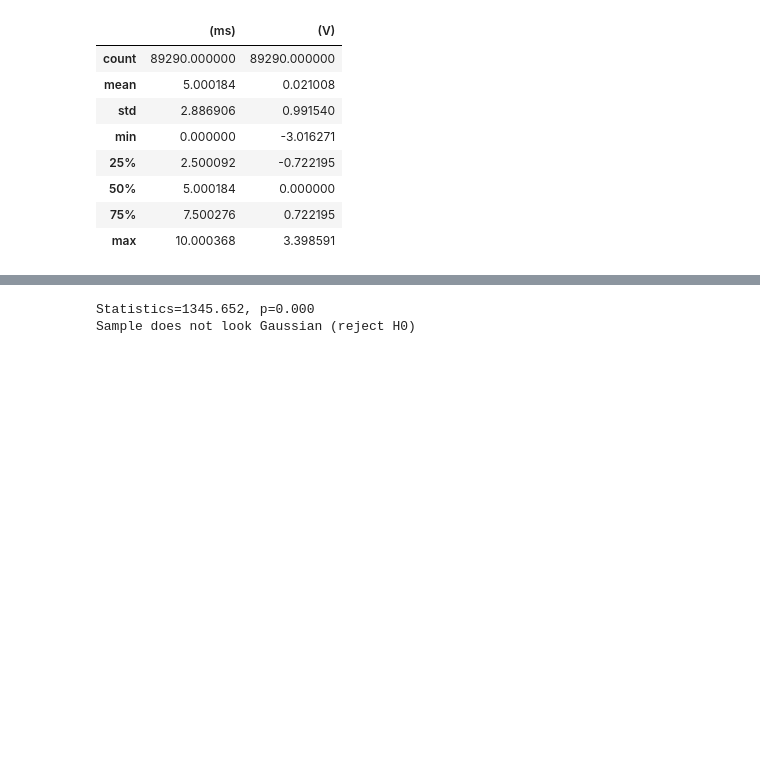
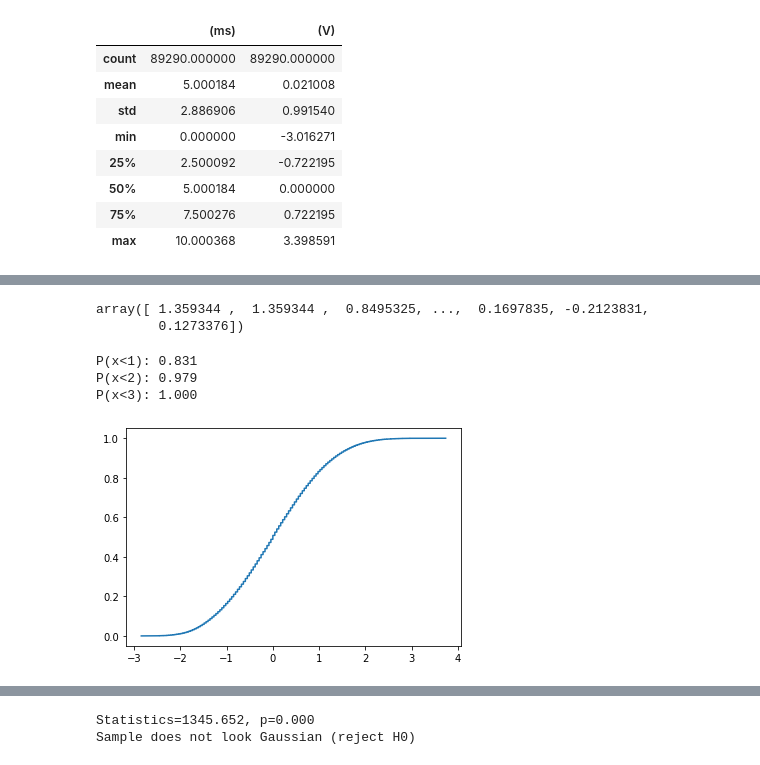
Before and after one commit to emanbuc/noise, a Jupyter notebook: assignment2.ipynb, the cells around one changed output, grey strips where cells are left out. Drawn from its saved outputs; the diff is of its cells as text; code cells hidden in the pictures; blank space fills up the shorter version.

```diff
--- a/assignment2.ipynb
+++ b/assignment2.ipynb
@@ -50,0 +89,24 @@ array([[<AxesSubplot:title={'center':'(V)'}>]], dtype=object)
+# %%
+data_array=  data30.loc[:,"(V)"].T.to_numpy()
+# %%
+data_array
+# %% [output]
+array([ 1.359344 ,  1.359344 ,  0.8495325, ...,  0.1697835, -0.2123831,
+        0.1273376])
+# %%
+from statsmodels.distributions.empirical_distribution import ECDF
+# fit a cdf
+ecdf = ECDF(data_array)
+
+# get cumulative probability for values
+print('P(x<1): %.3f' % ecdf(1))
+print('P(x<2): %.3f' % ecdf(2))
+print('P(x<3): %.3f' % ecdf(3))
+# plot the cdf
+plt.plot(ecdf.x, ecdf.y)
+plt.show()
+# %% [output]
+P(x<1): 0.831
+P(x<2): 0.979
+P(x<3): 1.000
+[figure, added]
```
Also changed, not shown: parts of 17 cells of this notebook.
